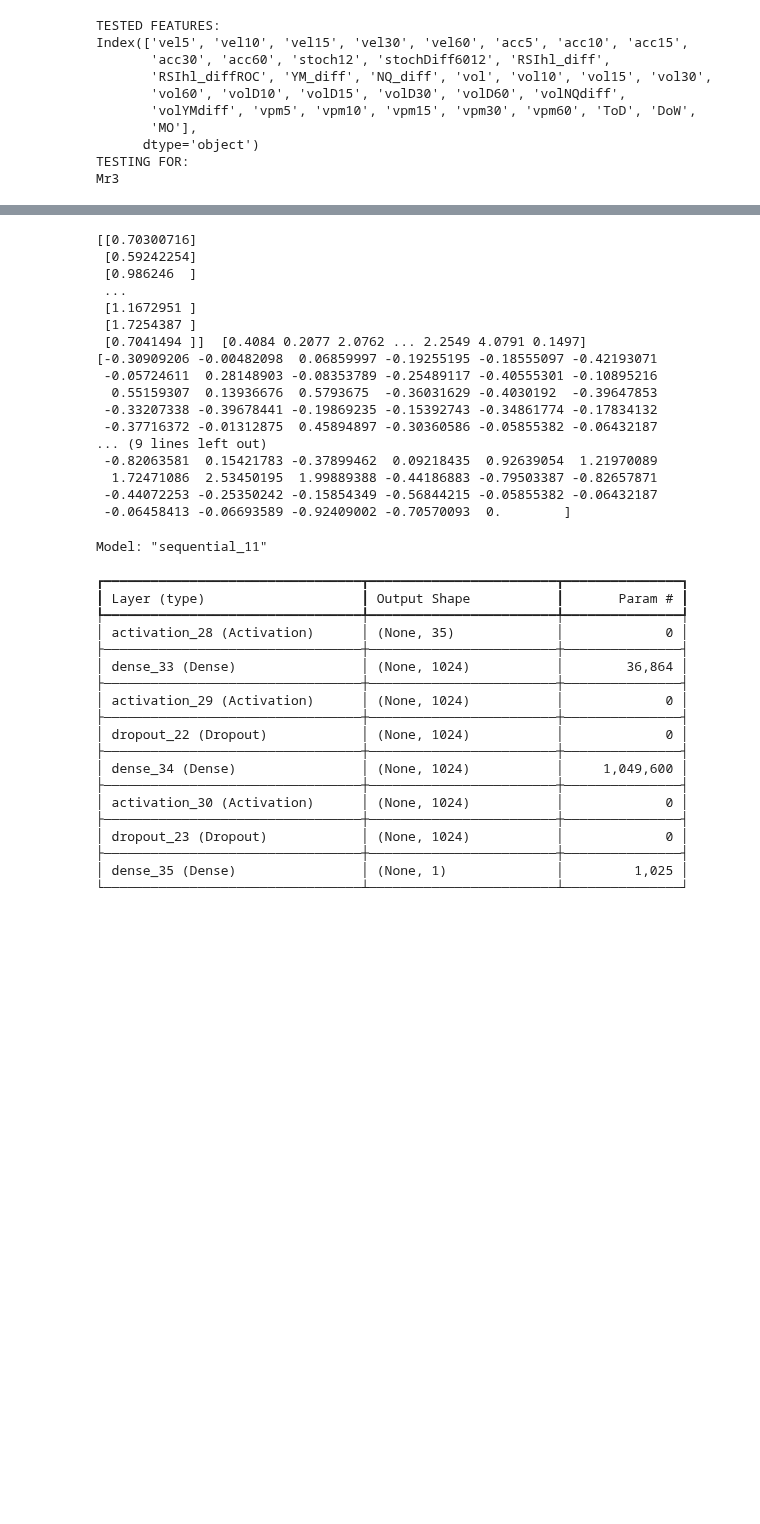
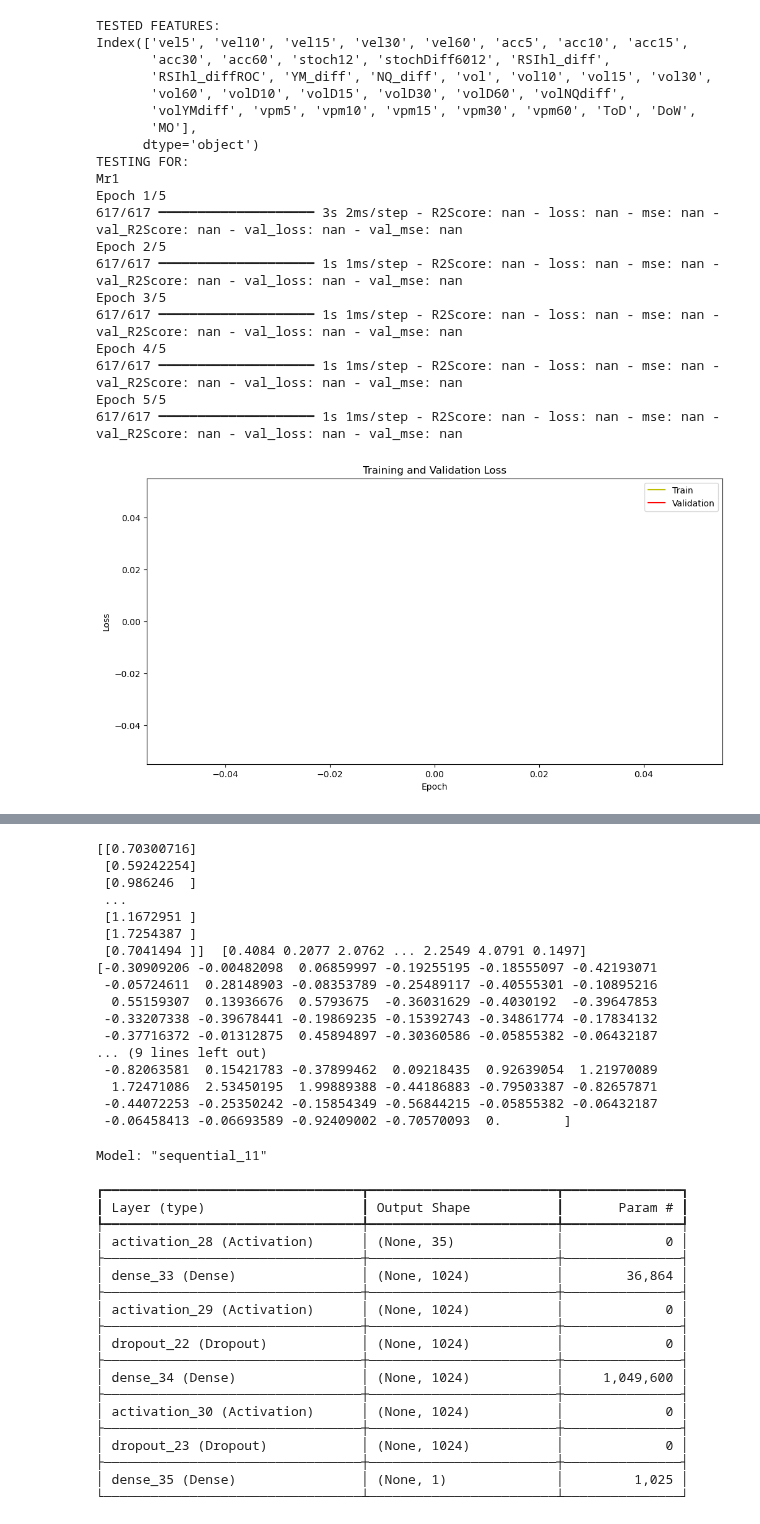
Before and after one commit to Logan-Kelsch/-ES-NN-test1, a Jupyter notebook: NN/NN_V3.0/dm_LSTM.ipynb, the cells around one changed output, grey strips where cells are left out. Drawn from its saved outputs; the diff is of its cells as text; code cells hidden in the pictures; blank space fills up the shorter version.

```diff
--- a/NN/NN_V3.0/dm_LSTM.ipynb
+++ b/NN/NN_V3.0/dm_LSTM.ipynb
@@ -31,7 +31,7 @@ from imblearn.over_sampling import SMOTE
 data = pd.read_csv('catted_1.csv')
 
 #      'Dr1' 'Dr3' 'Mr1' 'Mr3'
-testFor = 'Mr3'
+testFor = 'Mr1'
 #testing random feature drops
 #TREND
 
@@ -123,7 +123,7 @@ print(Yfeatures)
 #data = data.drop(data[data['ToD'] < 560].index)
 #OTHER MODIFICATIONS
 #data = data.drop(data[data['feature'] condition].index)
-data = data.drop(data[data['MO'] < 1].index)
+#data = data.drop(data[data['MO'] < 1].index)
 
 
 
@@ -133,21 +133,46 @@ data = data.drop(data[data['MO'] < 1].index)
 X = data.iloc[:, :-1].values
 y = data.iloc[:, -1].values
 
+#setting data for LSTM
+def reformat_lstm_data_numpy(data, time_steps=5):
+    """
+    Reformat a numpy array for an LSTM model.
 
-#Encoding data
+    Parameters:
+    data (np.ndarray): Input data of shape (n_samples, n_features).
+    time_steps (int): The number of time steps for LSTM input. Defaults to 5.
+
+    Returns:
+    np.array: Reformatted data of shape (n_samples - time_steps, time_steps, n_features).
+    """
+    n_samples, n_features = data.shape
+
+    # Ensure we have enough samples for the given time_steps
+    reformatted_data = []
+
+    for i in range(n_samples - time_steps + 1):
+        reformatted_data.append(data[i:i + time_steps])
+
+    return np.array(reformatted_data)
+
+# Standardize the features
+scaler = StandardScaler()
+scaler.fit(X)
+X = scaler.transform(X)
+
+timeSteps = 5
+X = reformat_lstm_data_numpy(X, timeSteps)
+y = y[:-timeSteps+1]
 
 
 
 # Split the data into training and testing sets
-X_train, X_test, y_train, y_test = train_test_split(X, y, test_size=0.2, random_state=42)
+X_train, X_test, y_train, y_test = train_test_split(X, y, test_size=0.2, random_state=0)
 
-# Standardize the features
-scaler = StandardScaler()
-scaler.fit(X_train)
-X_train = scaler.transform(X_train)
-X_test = scaler.transform(X_test)
 
-X_train = np.reshape(X_train, (int(X_train.shape[0]/7), 7, X_train.shape[1]))
+
+
+#X_train = np.reshape(X_train, (int(X_train.shape[0]/7), 7, X_train.shape[1]))
 
 # one-hot encode ?
 
@@ -216,7 +241,7 @@ def build_LSTM_model():
     lstm_activation='tanh'
 
     model = tf.keras.Sequential([
-        #tf.keras.layers.Input(shape=(35,)),
+        tf.keras.layers.Input(shape=(time_steps,35)),
         tf.keras.layers.LSTM(64, activation=lstm_activation),#, input_shape=(time_steps, n_features)),
         #tf.keras.layers.Activation('leaky_relu'),
         #tf.keras.layers.Dense(2048),#,kernel_initializer='he_normal',kernel_regularizer=tf.keras.regularizers.l2(0.01)),
@@ -336,31 +361,42 @@ plt.figure(figsize=(8, 6))
 sns.heatmap(cm, annot=True, fmt='d',cmap='Greens')
 plt.xlabel('Predicted')
 plt.ylabel('True')
 plt.title('Confusion Matrix for Direction Classification')
 plt.show()
 '''
 
 plt.scatter(y_pred, y_test, s=1)
 plt.axis('tight')
 plt.title('Testing Outputs')
 plt.xlabel('y_pred')
 plt.xlim(0,5)
 plt.ylim(0,5)
 plt.ylabel('y_test')
 plt.show()
 
 # Save the model
 #model.save('epoch15k.keras')
 # Load the model
 #loaded_model = tf.keras.models.load_model('my_model.keras')
 # %% [output]
 TESTED FEATURES:
 Index(['vel5', 'vel10', 'vel15', 'vel30', 'vel60', 'acc5', 'acc10', 'acc15',
        'acc30', 'acc60', 'stoch12', 'stochDiff6012', 'RSIhl_diff',
        'RSIhl_diffROC', 'YM_diff', 'NQ_diff', 'vol', 'vol10', 'vol15', 'vol30',
        'vol60', 'volD10', 'volD15', 'volD30', 'volD60', 'volNQdiff',
        'volYMdiff', 'vpm5', 'vpm10', 'vpm15', 'vpm30', 'vpm60', 'ToD', 'DoW',
        'MO'],
       dtype='object')
 TESTING FOR:
-Mr3
+Mr1
+Epoch 1/5
+617/617 ━━━━━━━━━━━━━━━━━━━━ 3s 2ms/step - R2Score: nan - loss: nan - mse: nan - val_R2Score: nan - val_loss: nan - val_mse: nan
+Epoch 2/5
+617/617 ━━━━━━━━━━━━━━━━━━━━ 1s 1ms/step - R2Score: nan - loss: nan - mse: nan - val_R2Score: nan - val_loss: nan - val_mse: nan
+Epoch 3/5
+617/617 ━━━━━━━━━━━━━━━━━━━━ 1s 1ms/step - R2Score: nan - loss: nan - mse: nan - val_R2Score: nan - val_loss: nan - val_mse: nan
+Epoch 4/5
+617/617 ━━━━━━━━━━━━━━━━━━━━ 1s 1ms/step - R2Score: nan - loss: nan - mse: nan - val_R2Score: nan - val_loss: nan - val_mse: nan
+Epoch 5/5
+617/617 ━━━━━━━━━━━━━━━━━━━━ 1s 1ms/step - R2Score: nan - loss: nan - mse: nan - val_R2Score: nan - val_loss: nan - val_mse: nan
+[figure, added]
```
Also changed, not shown: parts of 1 cell of this notebook, 14 other files.
